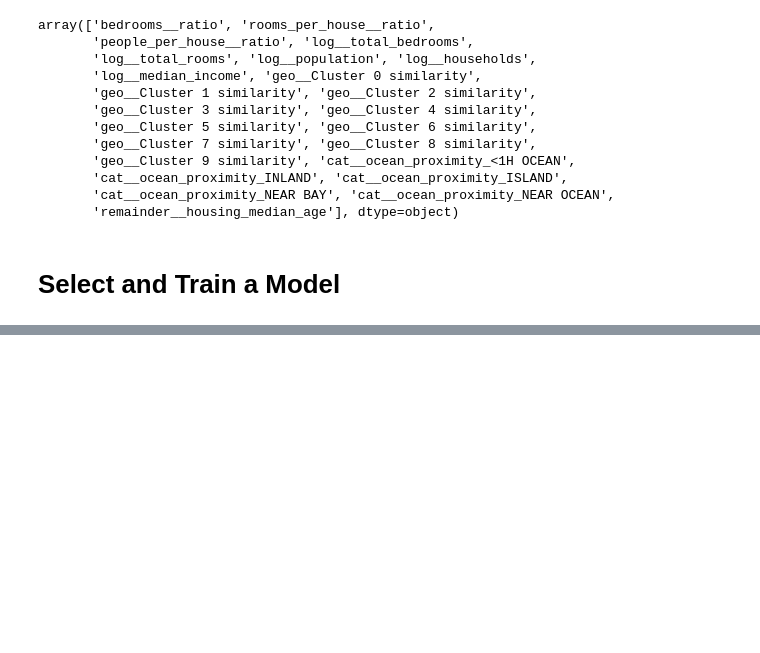
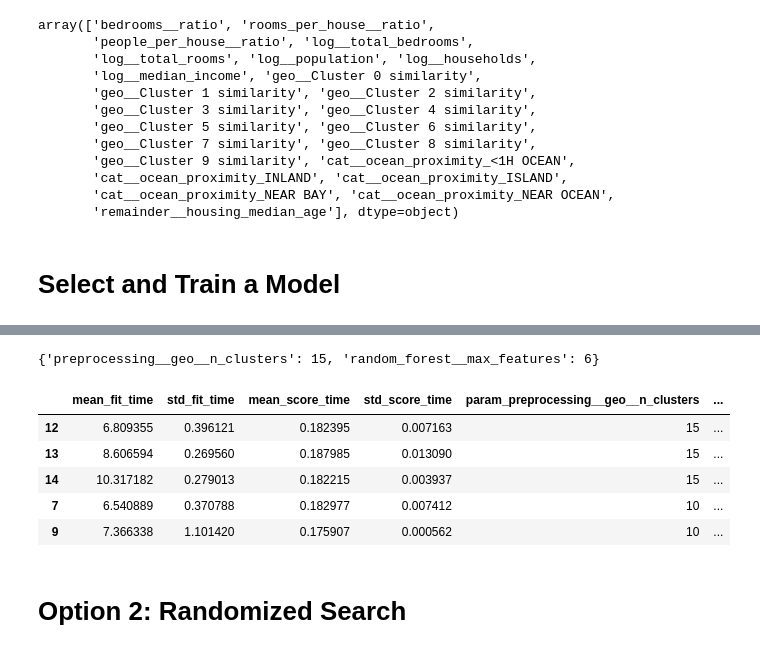
Before and after one commit to medhanies/hands_on_ml, a Jupyter notebook: house_price_predictor.ipynb, the cells around one changed output, grey strips where cells are left out. Cells and saved outputs as stored; diff of their text form; code cells hidden in the pictures; blank space fills up the shorter version.

```diff
--- a/house_price_predictor.ipynb
+++ b/house_price_predictor.ipynb
@@ -519,3 +519,8 @@ array(['bedrooms__ratio', 'rooms_per_house__ratio',
        'remainder__housing_median_age'], dtype=object)
 # %% [markdown]
 # Select and Train a Model
+# %%
+from sklearn.linear_model import LinearRegression
+
+lin_reg = make_pipeline(preprocessing, LinearRegression())
+lin_reg.fit(housing, housing_labels)
@@ -521,0 +566,6 @@ array(['bedrooms__ratio', 'rooms_per_house__ratio',
+# %%
+# lets try a more complex model: Decision Tree
+from sklearn.tree import DecisionTreeRegressor
+
+tree_reg = make_pipeline(preprocessing, DecisionTreeRegressor(random_state=42))
+tree_reg.fit(housing, housing_labels)
@@ -521,0 +642,17 @@ array(['bedrooms__ratio', 'rooms_per_house__ratio',
+# %%
+# best combo of hyperparameters for random forest model
+from sklearn.model_selection import GridSearchCV
+
+full_pipeline = Pipeline([
+    ("preprocessing", preprocessing),
+    ("random_forest", RandomForestRegressor(random_state=42)),
+])
+param_grid = [
+    {'preprocessing__geo__n_clusters': [5, 8, 10],
+     'random_forest__max_features': [4, 6, 8]},
+    {'preprocessing__geo__n_clusters': [10, 15],
+     'random_forest__max_features': [6, 8, 10]},
+]
+grid_search = GridSearchCV(full_pipeline, param_grid, cv=3,
+                           scoring='neg_root_mean_squared_error')
+grid_search.fit(housing, housing_labels)
@@ -521,0 +679,19 @@ array(['bedrooms__ratio', 'rooms_per_house__ratio',
+# %%
+# best parameters based on grid search
+grid_search.best_params_
+# %% [output]
+{'preprocessing__geo__n_clusters': 15, 'random_forest__max_features': 6}
+# %%
+# show results of grid search
+cv_res = pd.DataFrame(grid_search.cv_results_)
+cv_res.sort_values(by="mean_test_score", ascending=False, inplace=True)
+cv_res.head()
+# %% [output]
+|  | mean_fit_time | std_fit_time | mean_score_time | std_score_time | param_preprocessing__geo__n_clusters | ... |
+| 12 | 6.809355 | 0.396121 | 0.182395 | 0.007163 | 15 | ... |
+| 13 | 8.606594 | 0.269560 | 0.187985 | 0.013090 | 15 | ... |
+| 14 | 10.317182 | 0.279013 | 0.182215 | 0.003937 | 15 | ... |
+| 7 | 6.540889 | 0.370788 | 0.182977 | 0.007412 | 10 | ... |
+| 9 | 7.366338 | 1.101420 | 0.175907 | 0.000562 | 10 | ... |
+# %% [markdown]
+# Option 2: Randomized Search
```
Also changed, not shown: parts of 26 cells of this notebook.
